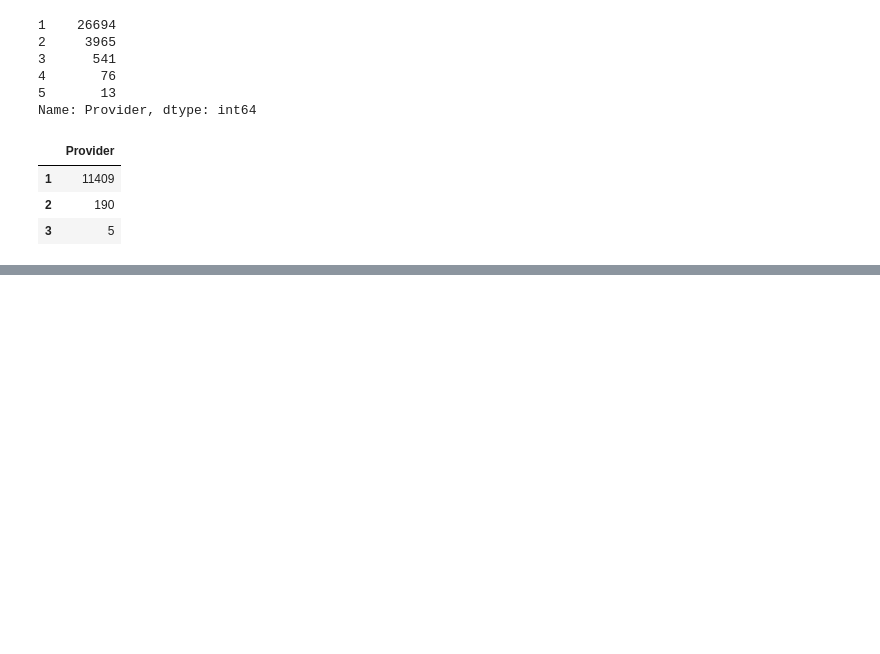
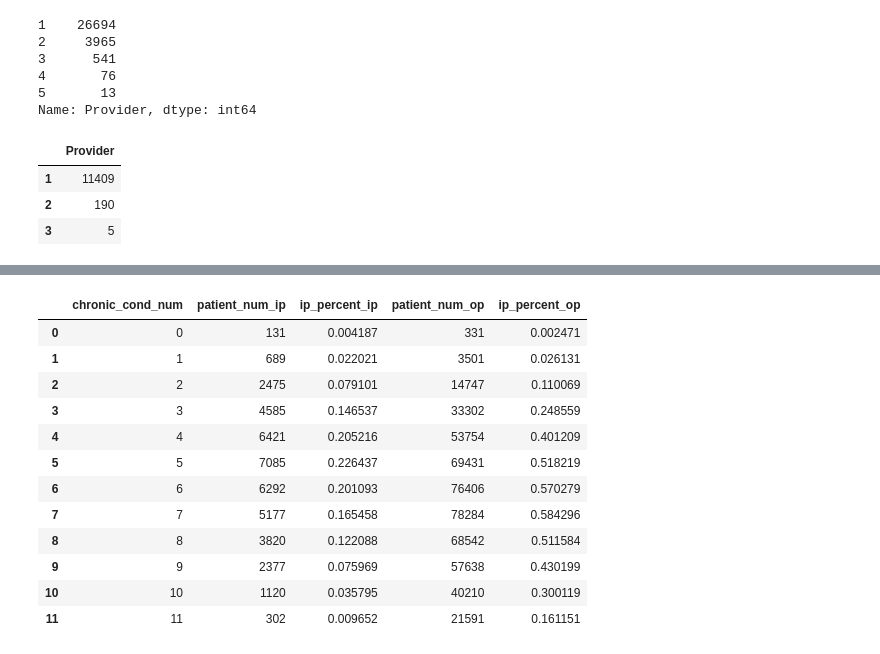
Before and after one commit to microwolf/capstone_healthcare_fraud, a Jupyter notebook: contributors/lu/scripts/EDA1.ipynb, the cells around one changed output, grey strips where cells are left out. Saved outputs shown, nothing was run; the diff lists cells and outputs as text; code cells hidden in the pictures; blank space fills up the shorter version.

```diff
--- a/contributors/lu/scripts/EDA1.ipynb
+++ b/contributors/lu/scripts/EDA1.ipynb
@@ -25,17 +67,10 @@ flag = pd.read_csv("../../../raw_data/Train-1542865627584.csv")
 # %%
 # convert date columns to date format
-def col_to_date(df, col_list) :
-    for x in col_list:
-        df[x] = pd.to_datetime(df[x])
-    return df
+# def col_to_date(df, col_list) :
+#     for x in col_list:
+#         df[x] = pd.to_datetime(df[x])
+#     return df
 
-bene = col_to_date(bene, ['DOB','DOD'])
-inpt = col_to_date(inpt, ['ClaimStartDt','ClaimEndDt','AdmissionDt','DischargeDt'])
-outpt = col_to_date(outpt, ['ClaimStartDt','ClaimEndDt'])
-
-# calculate duration
-inpt['ClaimDuration'] = inpt.ClaimEndDt - inpt.ClaimStartDt
-inpt['HospitalDuration'] = inpt.DischargeDt - inpt.AdmissionDt
-inpt['TotalPaid'] = inpt.DeductibleAmtPaid + inpt.InscClaimAmtReimbursed
-outpt['ClaimDuration'] = outpt.ClaimEndDt - outpt.ClaimStartDt
-outpt['TotalPaid'] = outpt.DeductibleAmtPaid + outpt.InscClaimAmtReimbursed
+# bene = col_to_date(bene, ['DOB','DOD'])
+# inpt = col_to_date(inpt, ['ClaimStartDt','ClaimEndDt','AdmissionDt','DischargeDt'])
+# outpt = col_to_date(outpt, ['ClaimStartDt','ClaimEndDt'])
@@ -175,0 +266,17 @@ outpt_bene_cond = outpt_bene[outpt_bene.columns[outpt_bene.columns.str.contains(
+# %%
+bene_cond_counts = inpt_bene_cond_counts.merge(outpt_bene_cond_counts, on = 'chronic_cond_num', suffixes=('_ip', '_op'))
+bene_cond_counts
+# %% [output]
+|  | chronic_cond_num | patient_num_ip | ip_percent_ip | patient_num_op | ip_percent_op |
+| 0 | 0 | 131 | 0.004187 | 331 | 0.002471 |
+| 1 | 1 | 689 | 0.022021 | 3501 | 0.026131 |
+| 2 | 2 | 2475 | 0.079101 | 14747 | 0.110069 |
+| 3 | 3 | 4585 | 0.146537 | 33302 | 0.248559 |
+| 4 | 4 | 6421 | 0.205216 | 53754 | 0.401209 |
+| 5 | 5 | 7085 | 0.226437 | 69431 | 0.518219 |
+| 6 | 6 | 6292 | 0.201093 | 76406 | 0.570279 |
+| 7 | 7 | 5177 | 0.165458 | 78284 | 0.584296 |
+| 8 | 8 | 3820 | 0.122088 | 68542 | 0.511584 |
+| 9 | 9 | 2377 | 0.075969 | 57638 | 0.430199 |
+| 10 | 10 | 1120 | 0.035795 | 40210 | 0.300119 |
+| 11 | 11 | 302 | 0.009652 | 21591 | 0.161151 |
```
Also changed, not shown: parts of 22 cells of this notebook, 14 other files.
